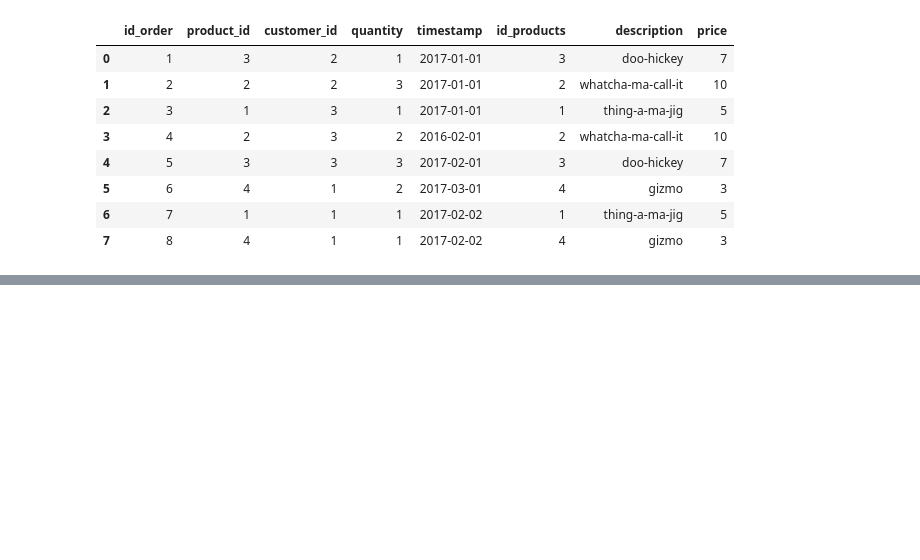
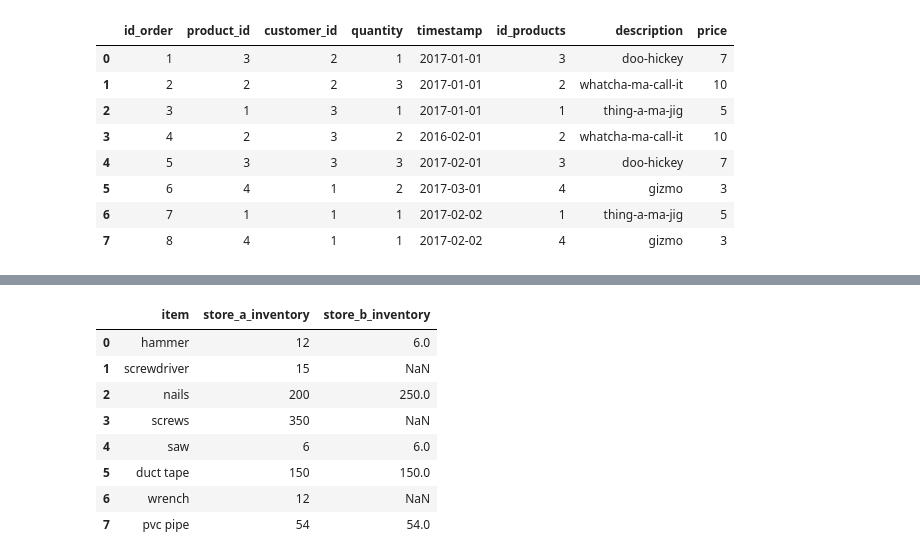
Before and after one commit to Jig3008/PandasAtoZ, a Jupyter notebook: AllAboutPandas.ipynb, the cells around one changed output, grey strips where cells are left out. Saved outputs shown, nothing was run; the diff lists cells and outputs as text; code cells hidden in the pictures; blank space fills up the shorter version.

```diff
--- a/AllAboutPandas.ipynb
+++ b/AllAboutPandas.ipynb
@@ -1046,0 +1078,18 @@ orders_products
+# %%
+#Same goes for different merges, if we want to keep all the information for store A
+#and keep the intersecting information from store B, discarding the information from
+#store B which does not common grounds in store A, we user LEFT MERGE and RIGHT MERGE
+#if vice versa
+
+store_a_b_left = pd.merge(store_a,store_b,how='left')
+store_a_b_left
+# %% [output]
+|  | item | store_a_inventory | store_b_inventory |
+| 0 | hammer | 12 | 6.0 |
+| 1 | screwdriver | 15 | NaN |
+| 2 | nails | 200 | 250.0 |
+| 3 | screws | 350 | NaN |
+| 4 | saw | 6 | 6.0 |
+| 5 | duct tape | 150 | 150.0 |
+| 6 | wrench | 12 | NaN |
+| 7 | pvc pipe | 54 | 54.0 |
```
Also changed, not shown: parts of 7 cells of this notebook.
